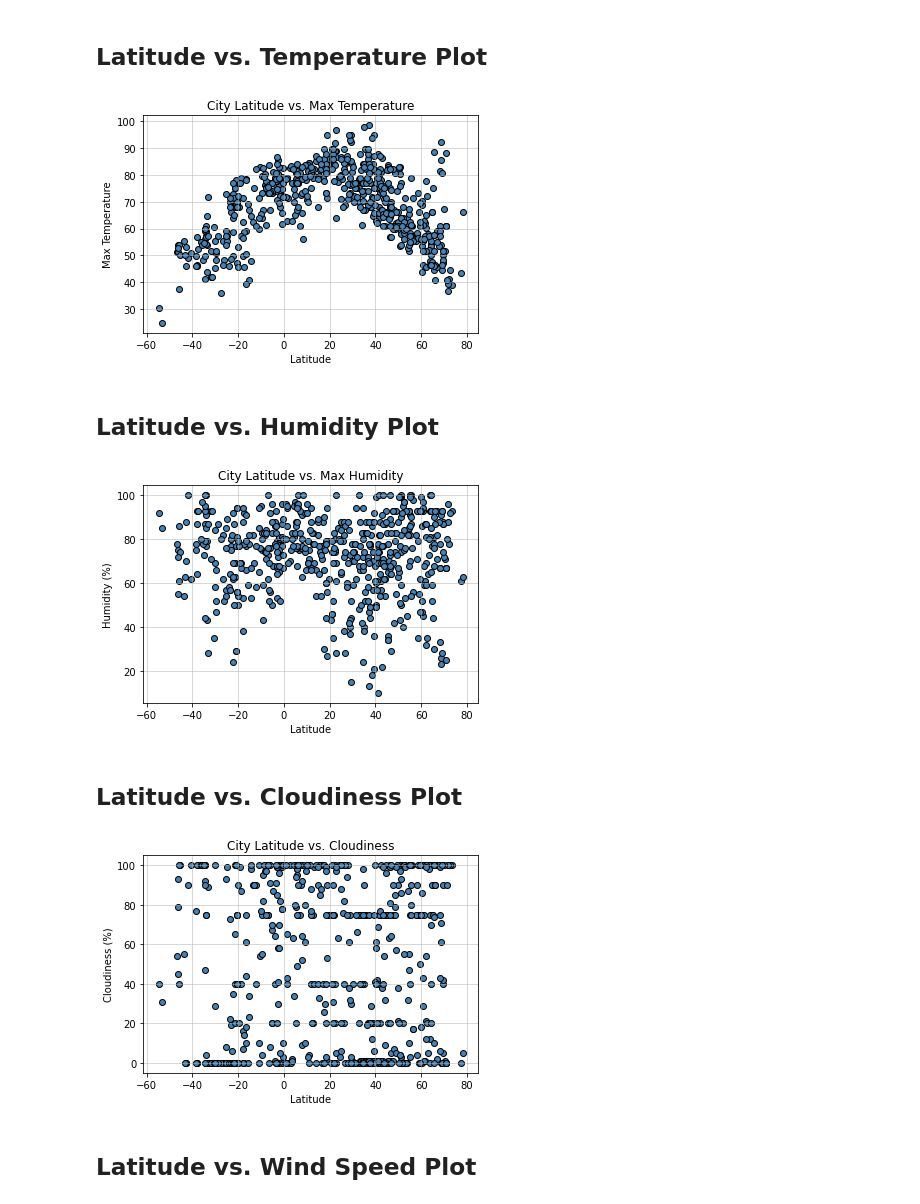
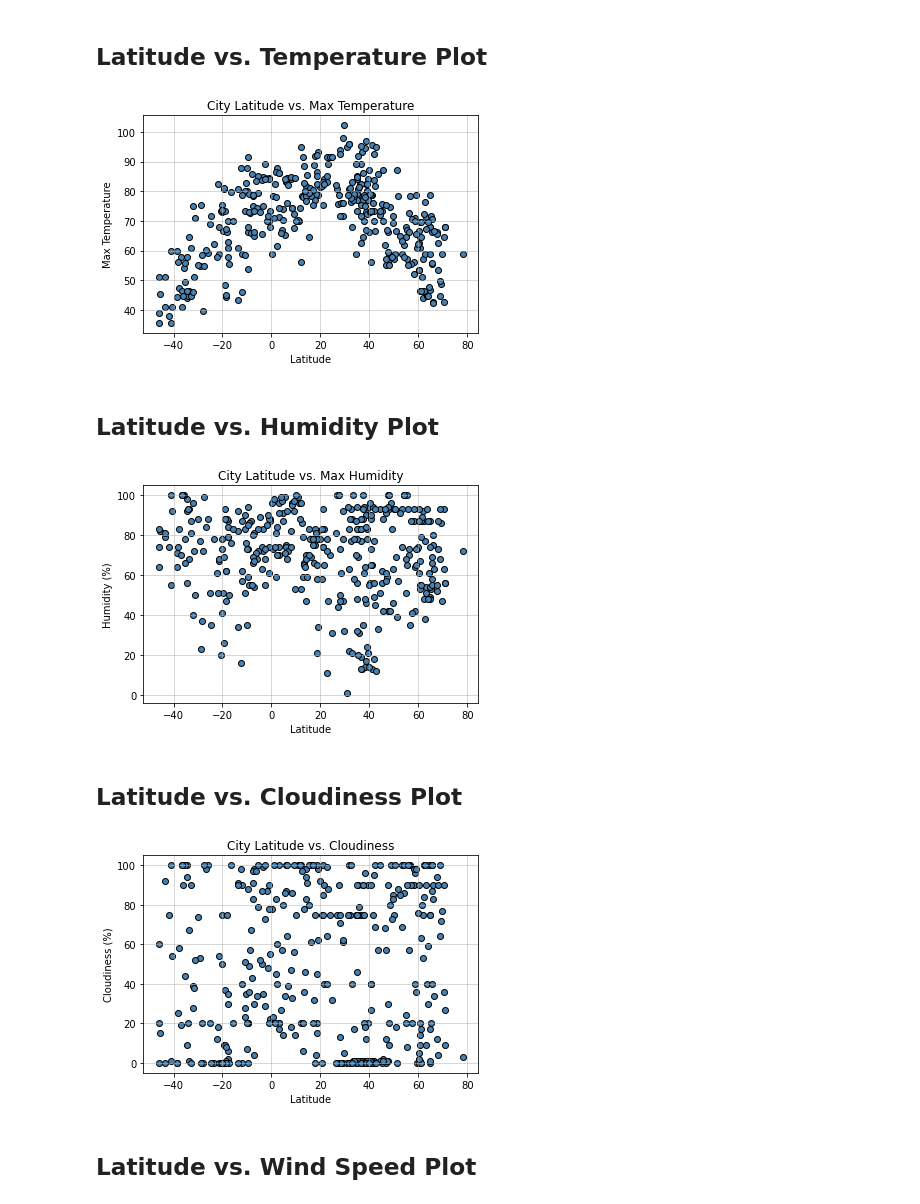
Before and after one commit to Ringlis1995/python-api-challenge, a Jupyter notebook: Instructions/WeatherPy/WeatherPy.ipynb, the cells around one changed output. Saved outputs shown, nothing was run; the diff lists cells and outputs as text; code cells hidden in the pictures.

```diff
--- a/Instructions/WeatherPy/WeatherPy.ipynb
+++ b/Instructions/WeatherPy/WeatherPy.ipynb
@@ -214,10 +214,10 @@ new_city_data = pd.DataFrame({
 ## Latitude vs. Temperature Plot
 # %%
 #Latitude vs. Temperature scatter plot
-plt.scatter(weather_dict["Lat"], weather_dict["Max Temp"], facecolor = "steelblue", edgecolor = "black")
+plt.scatter(weather_data["Lat"], weather_data["Max Temp"], facecolor = "steelblue", edgecolor = "black")
 
 #title
-plt.title("City Latitude vs. Max Temperature") #DATE??
+plt.title("City Latitude vs. Max Temperature")
 
 #x axis
 plt.xlabel("Latitude")
@@ -231,34 +231,34 @@ plt.grid(linestyle="-", linewidth=1, alpha = 0.5)
 #save as pngs
 plt.savefig("../Images/City Latitude vs Max Temperature.png")
 # %% [output]
-[figure, old version]
+[figure, new version]
 # %% [markdown]
 ## Latitude vs. Humidity Plot
 # %%
 #Latitude vs. Temperature scatter plot
-plt.scatter(weather_dict["Lat"], weather_dict["Humidity"], facecolor = "steelblue", edgecolor = "black")
+plt.scatter(weather_data["Lat"], weather_data["Humidity"], facecolor = "steelblue", edgecolor = "black")
 
 #title
-plt.title("City Latitude vs. Max Humidity") #DATE??
+plt.title("City Latitude vs. Max Humidity")
 
 #x axis
 plt.xlabel("Latitude")
 
 #y axis
 plt.ylabel("Humidity (%)")
 
 #grid line
 plt.grid(linestyle="-", linewidth=1, alpha = 0.5)
 
 #save as pngs
 plt.savefig("../Images/City Latitude vs Humidity.png")
 # %% [output]
-[figure, old version]
+[figure, new version]
 # %% [markdown]
 ## Latitude vs. Cloudiness Plot
 # %%
 #Latitude vs. Temperature scatter plot
-plt.scatter(weather_dict["Lat"], weather_dict["Cloudiness"], facecolor = "steelblue", edgecolor = "black")
+plt.scatter(weather_data["Lat"], weather_data["Cloudiness"], facecolor = "steelblue", edgecolor = "black")
 
 #title
 plt.title("City Latitude vs. Cloudiness")
@@ -275,7 +275,7 @@ plt.grid(linestyle="-", linewidth=1, alpha = 0.5)
 #save as pngs
 plt.savefig("../Images/City Latitude vs Cloudiness.png")
 # %% [output]
-[figure, old version]
+[figure, new version]
 # %% [markdown]
 ## Latitude vs. Wind Speed Plot
 # %%
```
Also changed, not shown: parts of 15 cells of this notebook, 7 other files.
